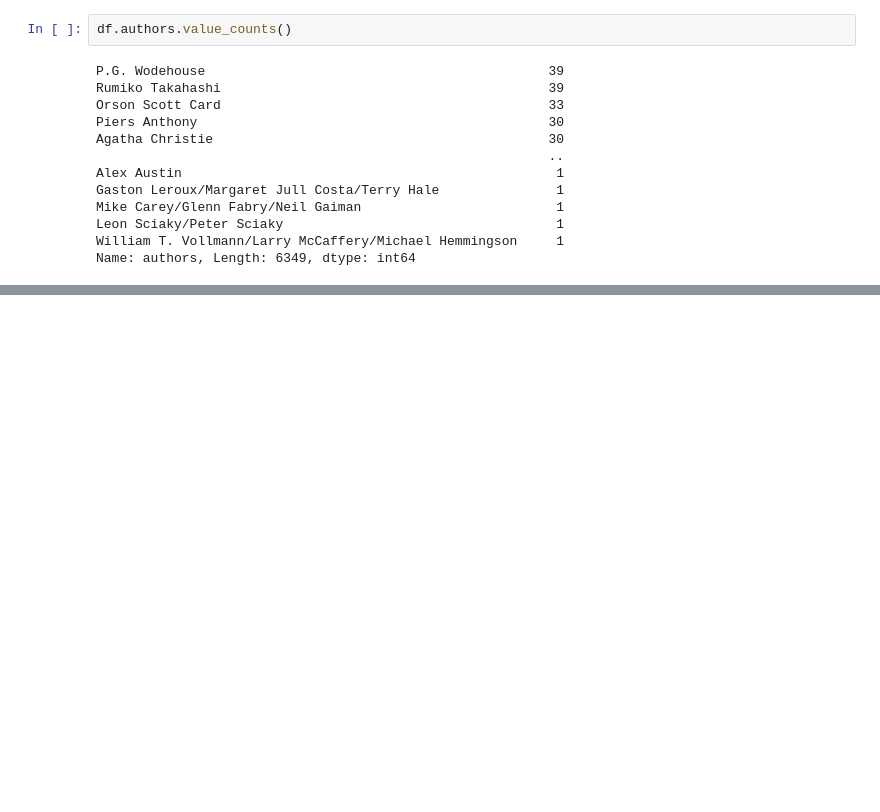
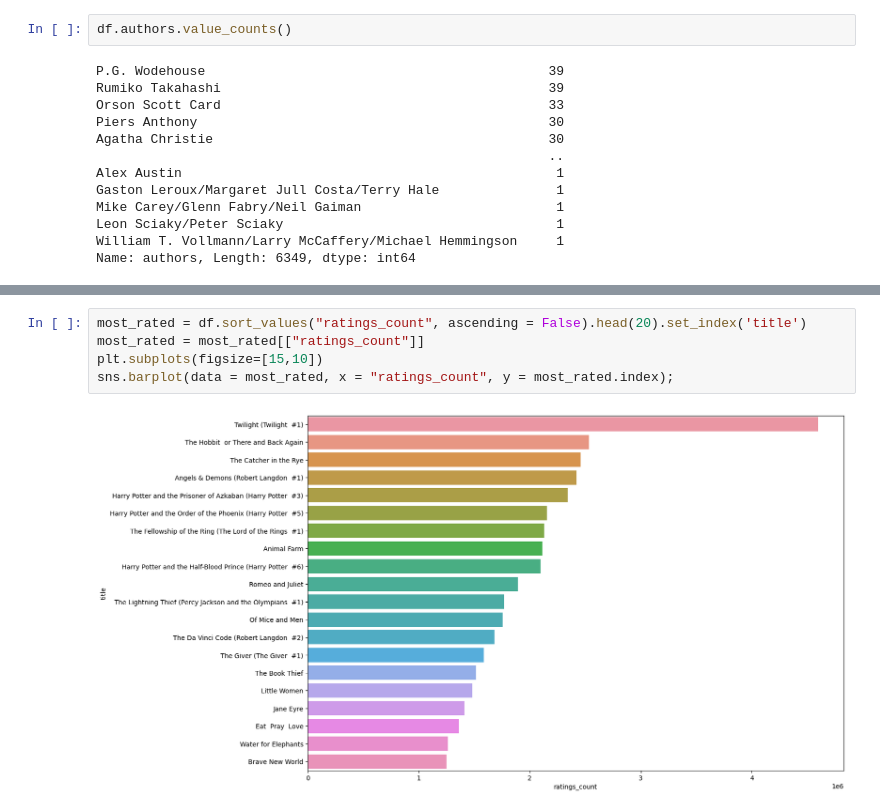
Before and after one commit to npagrawal/Book-Recommendation-Engine, a Jupyter notebook: Notebook.ipynb, the cells around one changed output, grey strips where cells are left out. Saved outputs shown, nothing was run; the diff lists cells and outputs as text; blank space fills up the shorter version.

```diff
--- a/Notebook.ipynb
+++ b/Notebook.ipynb
@@ -147,0 +169,7 @@ Index(['bookID', 'title', 'authors', 'average_rating', 'isbn', 'isbn13',
+# %%
+most_rated = df.sort_values("ratings_count", ascending = False).head(20).set_index('title')
+most_rated = most_rated[["ratings_count"]]
+plt.subplots(figsize=[15,10])
+sns.barplot(data = most_rated, x = "ratings_count", y = most_rated.index);
+# %% [output]
+[figure, added]
```
Also changed, not shown: parts of 11 cells of this notebook.
